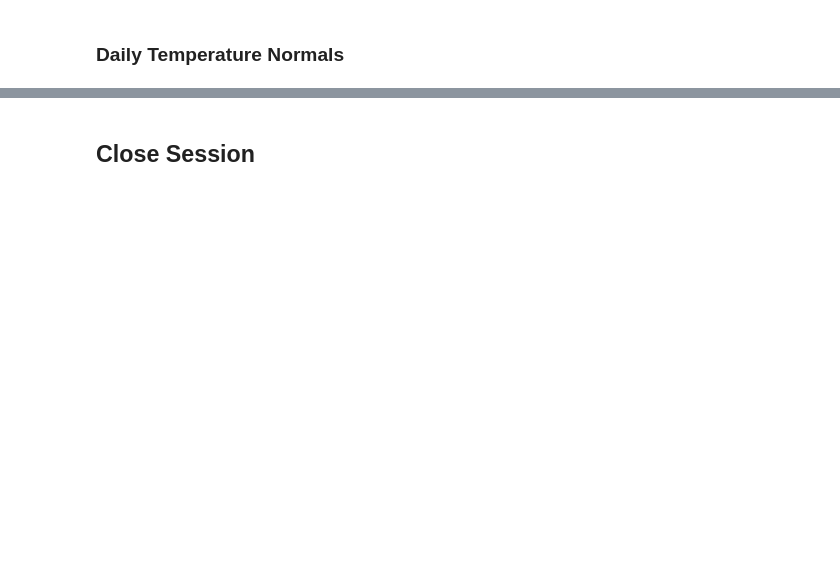
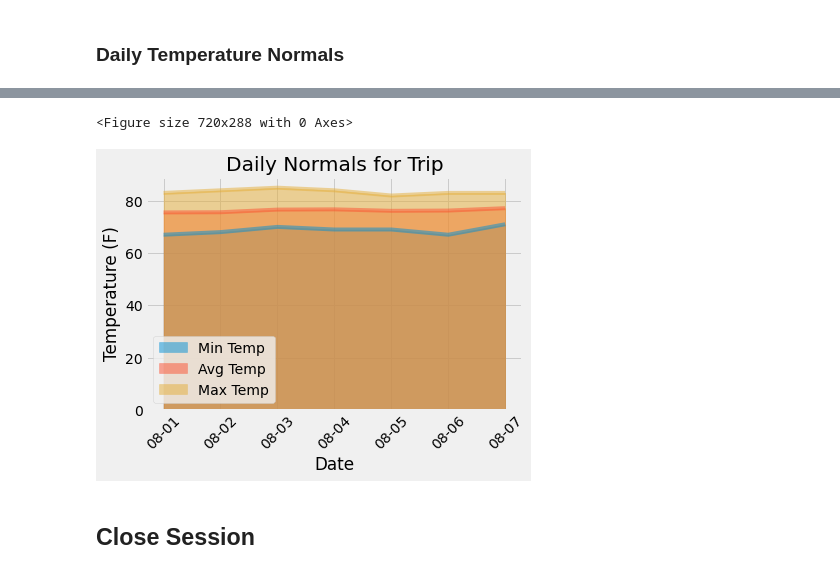
Before and after one commit to anguloag/SQLAlchemy-Challenge, a Jupyter notebook: temp_analysis_bonus_2_working.ipynb, the cells around one changed output, grey strips where cells are left out. Cells and saved outputs as stored; diff of their text form; code cells hidden in the pictures; blank space fills up the shorter version.

```diff
--- a/temp_analysis_bonus_2_working.ipynb
+++ b/temp_analysis_bonus_2_working.ipynb
@@ -103,14 +161,23 @@ daily_normals("01-01")
 # push each tuple of calculations into a list called `normals`
 
 # Set the start and end date of the trip
-start_date = '2017-08-01'
-end_date = '2017-08-07'
+start_date = dt.datetime.strptime('2017-08-01', '%Y-%m-%d')
+end_date = dt.datetime.strptime('2017-08-07', '%Y-%m-%d')
+print(start_date)
+print(end_date)
 
 # Use the start and end date to create a range of dates
-
-
 # Strip off the year and save a list of strings in the format %m-%d
-
+trip_dates = []
+for i in range(int((end_date-start_date).days)+1):
+    trip_dates.append(start_date + dt.timedelta(i))
+    trip_dates[i] = trip_dates[i].strftime('%m-%d')
+print(trip_dates)
 
 # Use the `daily_normals` function to calculate the normals for each date string
 # and append the results to a list called `normals`.
+normals = []
+for i in range(len(trip_dates)):
+    normals.append(daily_normals(trip_dates[i]))
+    normals[i] = list(np.ravel(normals[i]))
+print(normals)
@@ -117,2 +189,8 @@ end_date = '2017-08-07'
 # %%
-# Load the previous query results into a Pandas DataFrame and add the `trip_dates` range as the `date` index
+# Load the previous query results into a Pandas DF,
+### and add the `trip_dates` range as the `date` index
+
+normals_df = pd.DataFrame(normals, columns=['Min Temp', 'Avg Temp', 'Max Temp'])
+normals_df['Date'] = trip_dates
+normals_df = normals_df.set_index('Date')
+normals_df
@@ -121,2 +207,15 @@ end_date = '2017-08-07'
+# %%
+# Plot the daily normals as an area plot with `stacked=False`
+plt.figure(figsize=(10,4))
+normals_df.plot.area(stacked=False)
+plt.xticks(rotation=45)
+plt.title('Daily Normals for Trip')
+plt.xlabel('Date')
+plt.ylabel('Temperature (F)')
+plt.legend(loc='lower left')
+plt.show()
+# %% [output]
+<Figure size 720x288 with 0 Axes>
+[figure, added]
 # %% [markdown]
 ## Close Session
```
Also changed, not shown: parts of 9 cells of this notebook.
